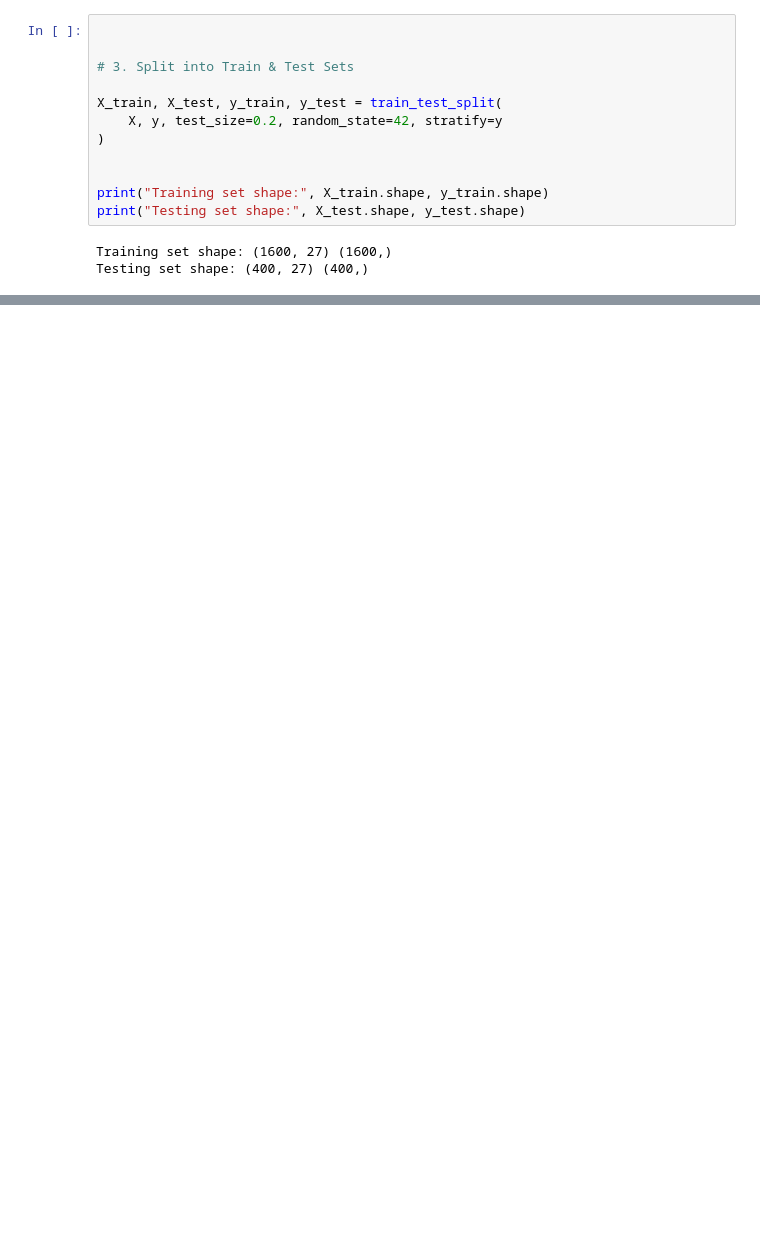
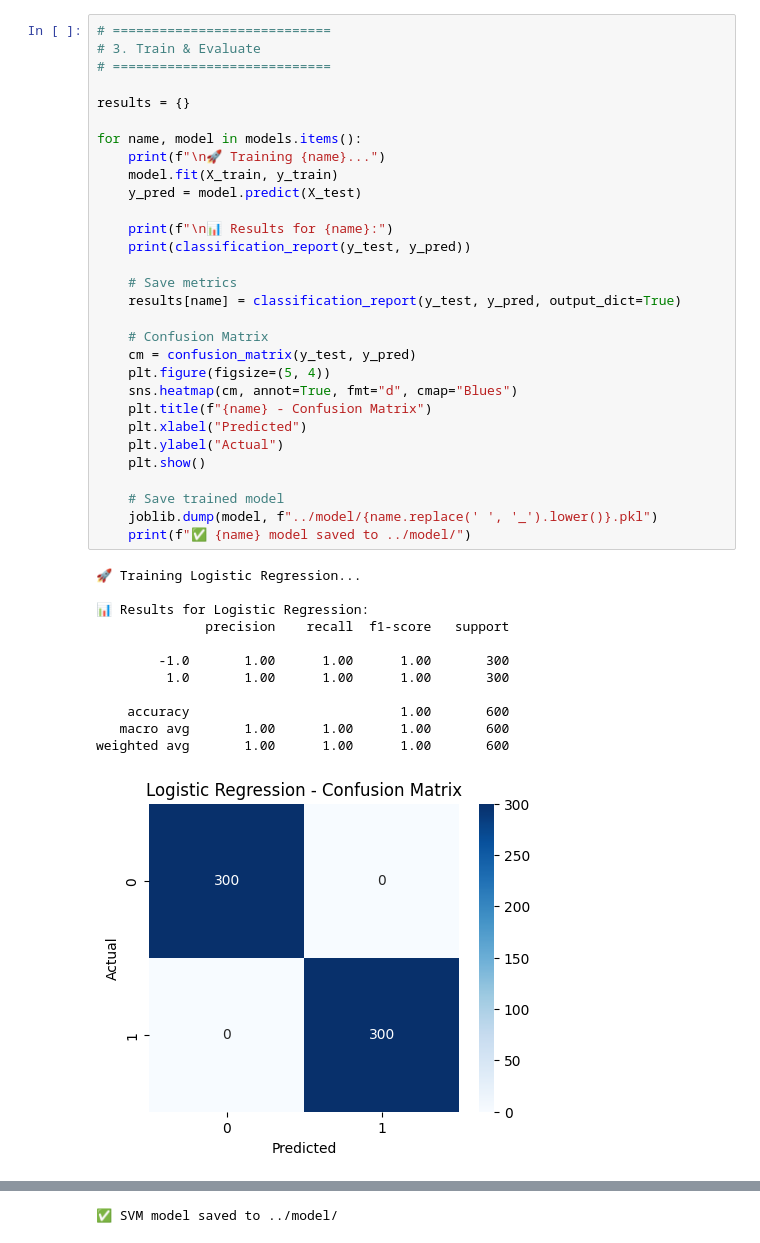
Before and after one commit to Shankar-CSE/Industrial-Waste-Compliance-Detector, a Jupyter notebook: Training_model/training.ipynb, the cells around one changed output, grey strips where cells are left out. Cells and saved outputs as stored; diff of their text form; blank space fills up the shorter version.

```diff
--- a/Training_model/training.ipynb
+++ b/Training_model/training.ipynb
@@ -93,15 +79,43 @@ print(X.head())
 # %%
+# ============================
+# 3. Train & Evaluate
+# ============================
 
+results = {}
 
-# 3. Split into Train & Test Sets
+for name, model in models.items():
+    print(f"\n🚀 Training {name}...")
+    model.fit(X_train, y_train)
+    y_pred = model.predict(X_test)
 
-X_train, X_test, y_train, y_test = train_test_split(
-    X, y, test_size=0.2, random_state=42, stratify=y
-)
+    print(f"\n📊 Results for {name}:")
+    print(classification_report(y_test, y_pred))
 
+    # Save metrics
+    results[name] = classification_report(y_test, y_pred, output_dict=True)
 
-print("Training set shape:", X_train.shape, y_train.shape)
-print("Testing set shape:", X_test.shape, y_test.shape)
+    # Confusion Matrix
+    cm = confusion_matrix(y_test, y_pred)
+    plt.figure(figsize=(5, 4))
+    sns.heatmap(cm, annot=True, fmt="d", cmap="Blues")
+    plt.title(f"{name} - Confusion Matrix")
+    plt.xlabel("Predicted")
+    plt.ylabel("Actual")
+    plt.show()
+
+    # Save trained model
+    joblib.dump(model, f"../model/{name.replace(' ', '_').lower()}.pkl")
+    print(f"✅ {name} model saved to ../model/")
 # %% [output]
-Training set shape: (1600, 27) (1600,)
-Testing set shape: (400, 27) (400,)
+🚀 Training Logistic Regression...
+
+📊 Results for Logistic Regression:
+              precision    recall  f1-score   support
+
+        -1.0       1.00      1.00      1.00       300
+         1.0       1.00      1.00      1.00       300
+
+    accuracy                           1.00       600
+   macro avg       1.00      1.00      1.00       600
+weighted avg       1.00      1.00      1.00       600
+[figure, added]
@@ -108 +150,2 @@ Testing set shape: (400, 27) (400,)
+✅ SVM model saved to ../model/
 # %%
```
Also changed, not shown: parts of 9 cells of this notebook, 2 other files.
